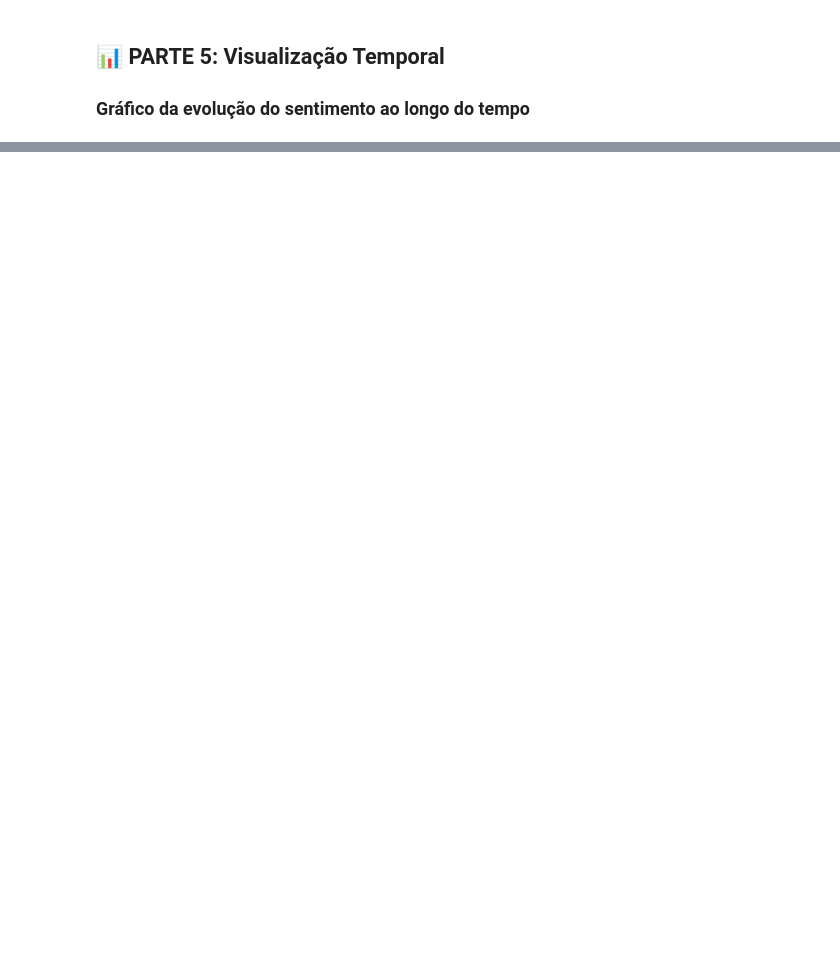
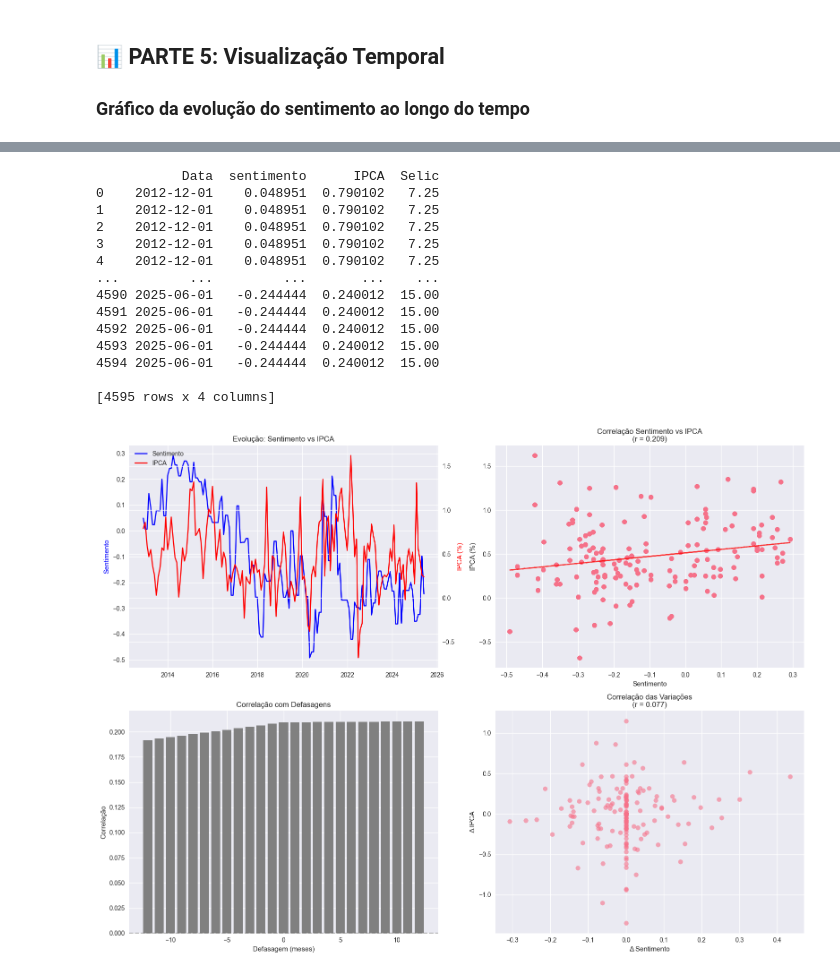
Before and after one commit to silviopaula/ciencia-dados-portifolio, a Jupyter notebook: Analise_sentimento_COPOM/Análise de sentimentos atas do COPOM.ipynb, the cells around one changed output, grey strips where cells are left out. Drawn from its saved outputs; the diff is of its cells as text; code cells hidden in the pictures; blank space fills up the shorter version.

```diff
--- a/Analise_sentimento_COPOM/Análise de sentimentos atas do COPOM.ipynb
+++ b/Analise_sentimento_COPOM/Análise de sentimentos atas do COPOM.ipynb
@@ -1153,0 +754,80 @@ Embora a correlação não implique causalidade direta, esses padrões de defasa
+# %%
+# AdicionaR dados do IPCA
+#______________________________________
+# IPCA
+#______________________________________
+# Buscar IPCA (Número-índice) para o Brasil
+df_ipca_indice = get_table(
+    table_code='1737',  # Tabela com histórico mais longo para IPCA
+    territorial_level='1',
+    ibge_territorial_code='1',
+    variable='2266',  # '2266' é o código para o Número-índice do IPCA - Total
+    period='all',  # Pega todos os dados disponíveis
+    header='n'
+)
+
+df_ipca_indice = df_ipca_indice.rename(columns={'D2C': 'Data_Codigo', 'V': 'IPCA_Indice'})
+df_ipca_indice['IPCA_Indice'] = df_ipca_indice['IPCA_Indice'].astype(float)
+
+# Converter a coluna 'Data_Codigo' para o formato de data (AAAA-MM-DD)
+df_ipca_indice['Data'] = pd.to_datetime(df_ipca_indice['Data_Codigo'], format='%Y%m')
+
+# Calcular a variação mensal a partir do número-índice
+# IPCA % Mensal = (Índice atual / Índice anterior - 1) * 100
+df_ipca_indice['IPCA'] = df_ipca_indice['IPCA_Indice'].pct_change() * 100
+
+# Selecionar apenas as colunas relevantes e reordenar
+df_ipca = df_ipca_indice[['Data', 'IPCA']].dropna() # Remover o primeiro NaN do pct_change
+
+#______________________________________
+# SELIC
+#______________________________________
+df_selic_pd = pd.DataFrame(df_selic)
+df_selic_pd = df_selic_pd.reset_index().rename(columns={'Date': 'Data'})
+df_selic_pd = df_selic_pd.rename(columns={'serie': 'Selic'})
+df_selic_pd = df_selic_pd[['Data', 'Selic']]
+df_selic_pd['Data'] = pd.to_datetime(df_selic_pd['Data']).dt.to_period('M').dt.to_timestamp()
+df_selic_pd
+
+#______________________________________
+# SENTIMENTO
+#______________________________________
+df_sentimento_pd = preparar_dados_sentimento(sentimento)
+df_sentimento_pd = df_sentimento_pd[['Data', 'sentimento']]
+df_sentimento_pd
+
+#______________________________________
+# left join selic ipca
+#______________________________________
+
+# Realizar o left join dos DataFrames df_ipca e df_selic_pd usando a coluna 'Data'
+df_merged_temp = pd.merge(df_sentimento_pd, df_ipca, on='Data', how='left')
+
+# Perform the second left join: df_merged_temp with df_sentimento_pd
+df_merged = pd.merge(df_merged_temp, df_selic_pd, on='Data', how='left')
+
+print(df_merged)
+
+
+# plotar a correlação do sentimento com IPCA
+fig7 = plot_correlacao_sentimento_ipca(df_merged)
+fig7.show()
+
+# salvar o gráfico
+fig7.savefig('resultados/sentimento_vs_icpa.png', dpi=300, bbox_inches='tight')
+# %% [output]
+           Data  sentimento      IPCA  Selic
+0    2012-12-01    0.048951  0.790102   7.25
+1    2012-12-01    0.048951  0.790102   7.25
+2    2012-12-01    0.048951  0.790102   7.25
+3    2012-12-01    0.048951  0.790102   7.25
+4    2012-12-01    0.048951  0.790102   7.25
+...         ...         ...       ...    ...
+4590 2025-06-01   -0.244444  0.240012  15.00
+4591 2025-06-01   -0.244444  0.240012  15.00
+4592 2025-06-01   -0.244444  0.240012  15.00
+4593 2025-06-01   -0.244444  0.240012  15.00
+4594 2025-06-01   -0.244444  0.240012  15.00
+
+[4595 rows x 4 columns]
+[figure, added]
```
Also changed, not shown: parts of 53 cells of this notebook, 17 other files.
